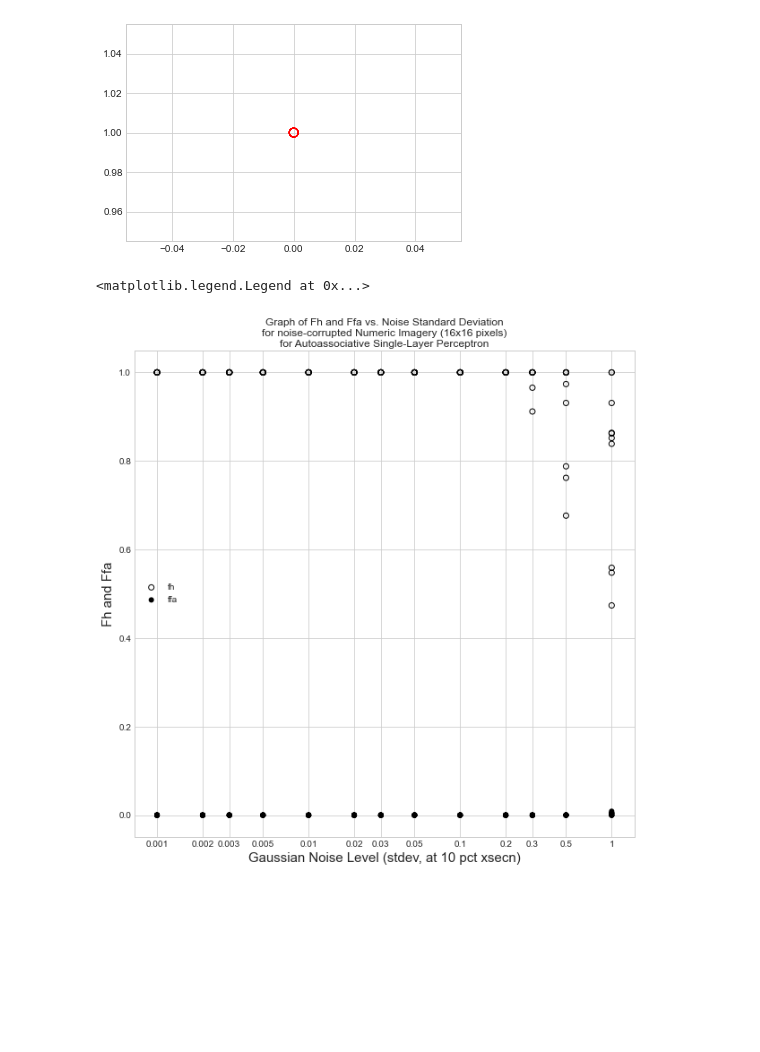
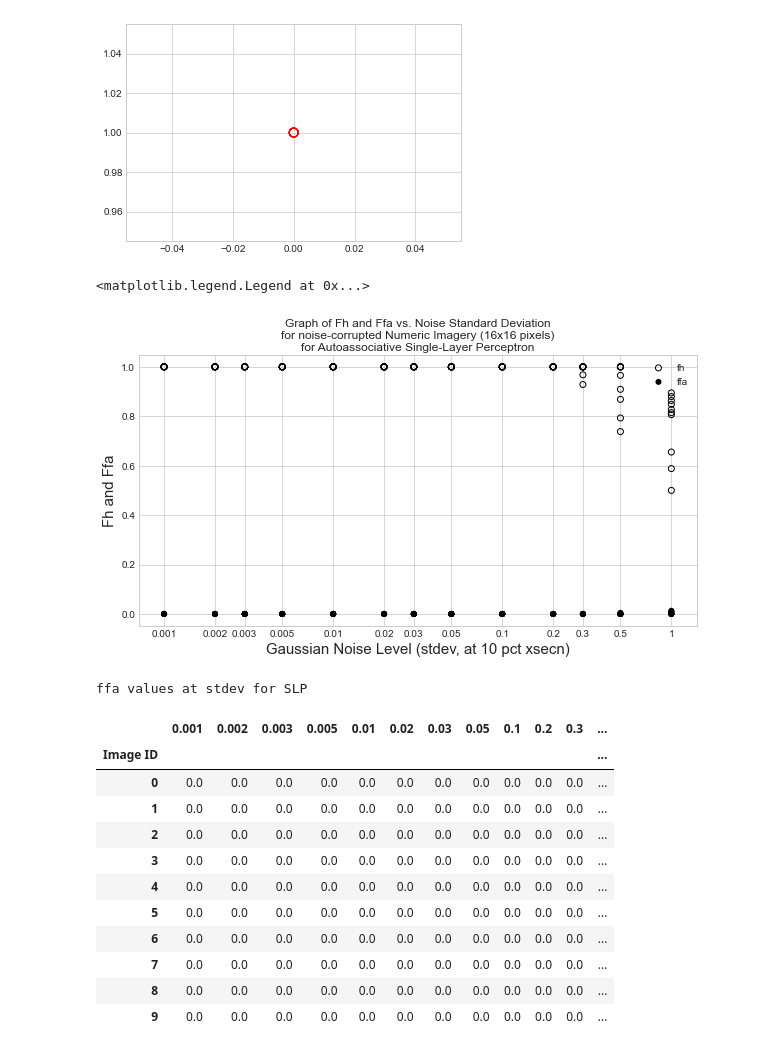
Before and after one commit to shivambang/Neural-Networks, a Jupyter notebook: Perceptron/perceptron.ipynb, the cells around one changed output. Cells and saved outputs as stored; diff of their text form; code cells hidden in the pictures; blank space fills up the shorter version.

Commit message:
add graphs & tables

```diff
--- a/Perceptron/perceptron.ipynb
+++ b/Perceptron/perceptron.ipynb
@@ -201,32 +202,55 @@ plt.show()
 # %% [output]
 [figure]
 # %%
+dfa = pd.DataFrame()
+dfa.index.name = 'Image ID'
+dfh = pd.DataFrame()
+dfh.index.name = 'Image ID'
 ffa, fh = [], []
 sigma = [0.001, 0.002, 0.003, 0.005, 0.01, 0.02, 0.03, 0.05, 0.1, 0.2, 0.3, 0.5, 1]
 for s in range(13):
     noisy_data = []
     for d in data:
         nd = add_noise(np.copy(d), sigma[s])
         noisy_data.append(normalize(nd))
     target_values = generate_rescaled_inputs(data)
     predicted_values = generate_predictions(noisy_data, 0)
     # for i in range(10):
     #     axs[i, s].imshow(predicted_values[i].reshape(16, 16))
     h, a = compute_error_metrics(target_values, predicted_values)
     ffa += a
     fh += h
+    dfa['%s' %sigma[s]] = a
+    dfh['%s' %sigma[s]] = h
 x = [[s]*10 for s in sigma]
-plt.figure(figsize=(10, 10))
+plt.figure(figsize=(10, 5))
 plt.title(("Graph of Fh and Ffa vs. Noise Standard Deviation\n"
     "for noise-corrupted Numeric Imagery (16x16 pixels)\n"
     "for Autoassociative Single-Layer Perceptron"), loc='center', wrap=True)
 plt.xlabel('Gaussian Noise Level (stdev, at 10 pct xsecn)', size=15)
 plt.ylabel('Fh and Ffa', size=15)
 plt.xscale('log')
 plt.xticks(sigma, sigma)
 plt.scatter(x, fh, label='fh', facecolors='none', edgecolors='black')
 plt.scatter(x, ffa, label='ffa', facecolors='black', edgecolors='none')
 plt.legend()
 # %% [output]
 <matplotlib.legend.Legend at 0x...>
-[figure, old version]
+[figure, new version]
+# %%
+print('ffa values at stdev for SLP')
+dfa
+# %% [output]
+ffa values at stdev for SLP
+|  | 0.001 | 0.002 | 0.003 | 0.005 | 0.01 | 0.02 | 0.03 | 0.05 | 0.1 | 0.2 | 0.3 | ... |
+| Image ID |  |  |  |  |  |  |  |  |  |  |  | ... |
+| 0 | 0.0 | 0.0 | 0.0 | 0.0 | 0.0 | 0.0 | 0.0 | 0.0 | 0.0 | 0.0 | 0.0 | ... |
+| 1 | 0.0 | 0.0 | 0.0 | 0.0 | 0.0 | 0.0 | 0.0 | 0.0 | 0.0 | 0.0 | 0.0 | ... |
+| 2 | 0.0 | 0.0 | 0.0 | 0.0 | 0.0 | 0.0 | 0.0 | 0.0 | 0.0 | 0.0 | 0.0 | ... |
+| 3 | 0.0 | 0.0 | 0.0 | 0.0 | 0.0 | 0.0 | 0.0 | 0.0 | 0.0 | 0.0 | 0.0 | ... |
+| 4 | 0.0 | 0.0 | 0.0 | 0.0 | 0.0 | 0.0 | 0.0 | 0.0 | 0.0 | 0.0 | 0.0 | ... |
+| 5 | 0.0 | 0.0 | 0.0 | 0.0 | 0.0 | 0.0 | 0.0 | 0.0 | 0.0 | 0.0 | 0.0 | ... |
+| 6 | 0.0 | 0.0 | 0.0 | 0.0 | 0.0 | 0.0 | 0.0 | 0.0 | 0.0 | 0.0 | 0.0 | ... |
+| 7 | 0.0 | 0.0 | 0.0 | 0.0 | 0.0 | 0.0 | 0.0 | 0.0 | 0.0 | 0.0 | 0.0 | ... |
+| 8 | 0.0 | 0.0 | 0.0 | 0.0 | 0.0 | 0.0 | 0.0 | 0.0 | 0.0 | 0.0 | 0.0 | ... |
+| 9 | 0.0 | 0.0 | 0.0 | 0.0 | 0.0 | 0.0 | 0.0 | 0.0 | 0.0 | 0.0 | 0.0 | ... |
```
Also changed, not shown: parts of 7 cells of this notebook.
